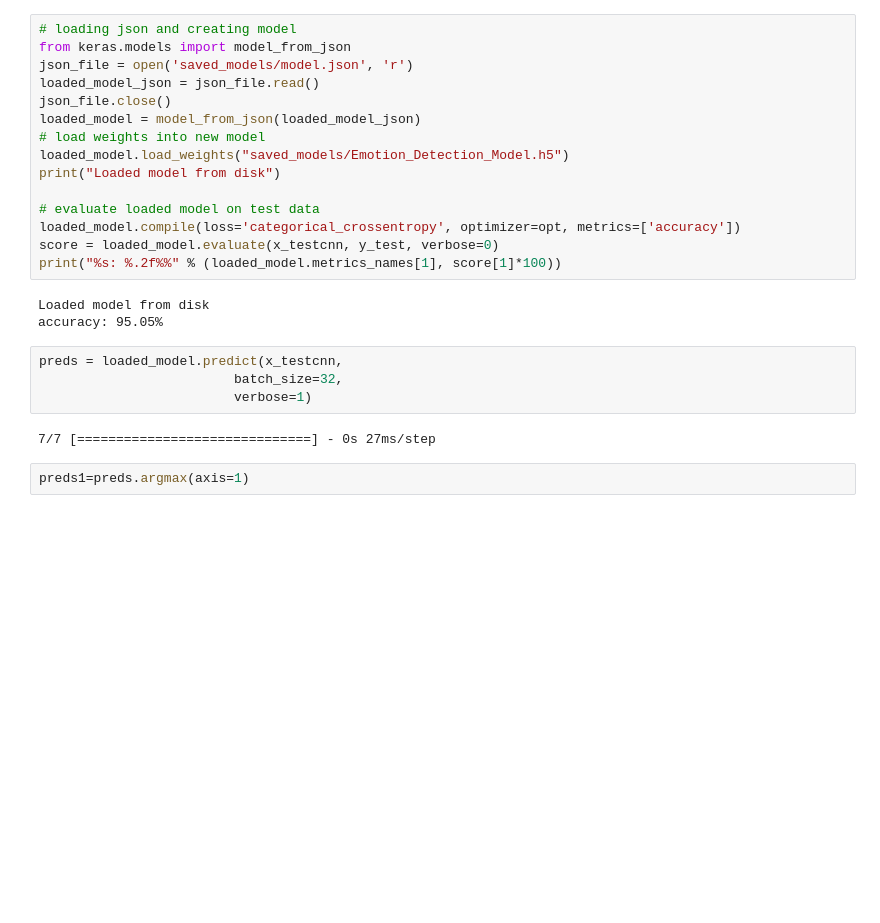
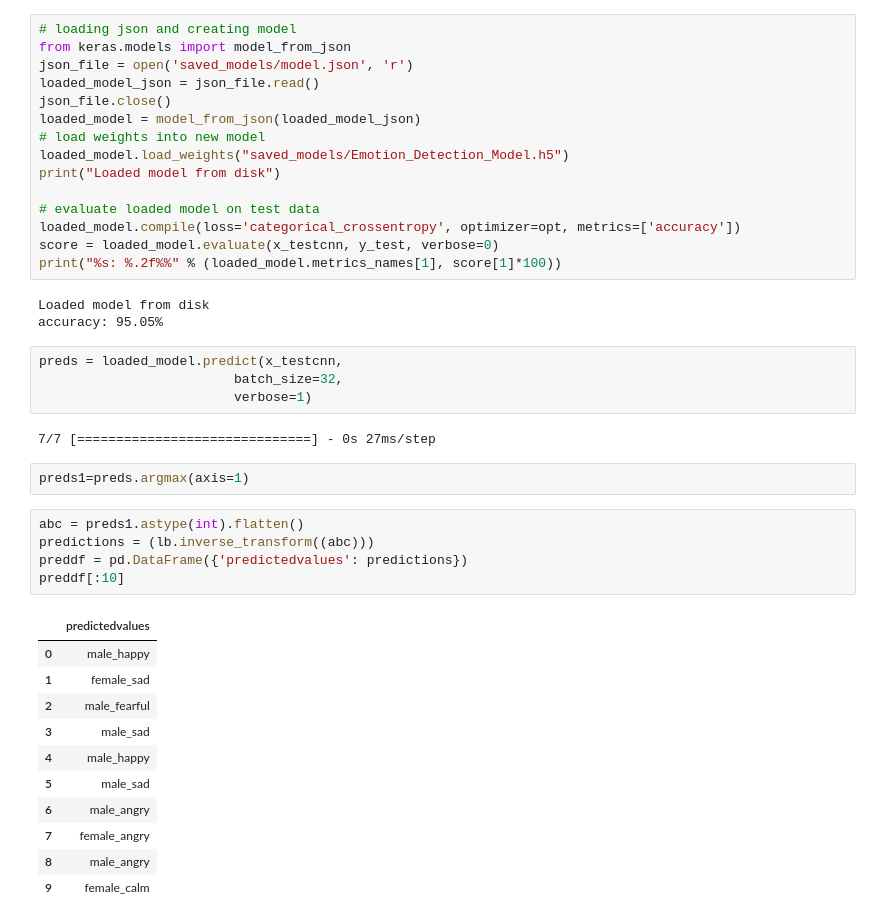
Before and after one commit to RadhiMalhotra98/CS584-Machine-Learning-Project, a Jupyter notebook: TRAINING_MODULE.ipynb, the cells around one changed output. Saved outputs shown, nothing was run; the diff lists cells and outputs as text; blank space fills up the shorter version.

```diff
--- a/TRAINING_MODULE.ipynb
+++ b/TRAINING_MODULE.ipynb
@@ -520,3 +520,20 @@ preds = loaded_model.predict(x_testcnn,
 7/7 [==============================] - 0s 27ms/step
 # %%
 preds1=preds.argmax(axis=1)
+# %%
+abc = preds1.astype(int).flatten()
+predictions = (lb.inverse_transform((abc)))
+preddf = pd.DataFrame({'predictedvalues': predictions})
+preddf[:10]
+# %% [output]
+|  | predictedvalues |
+| 0 | male_happy |
+| 1 | female_sad |
+| 2 | male_fearful |
+| 3 | male_sad |
+| 4 | male_happy |
+| 5 | male_sad |
+| 6 | male_angry |
+| 7 | female_angry |
+| 8 | male_angry |
+| 9 | female_calm |
```
Also changed, not shown: parts of 2 cells of this notebook.
